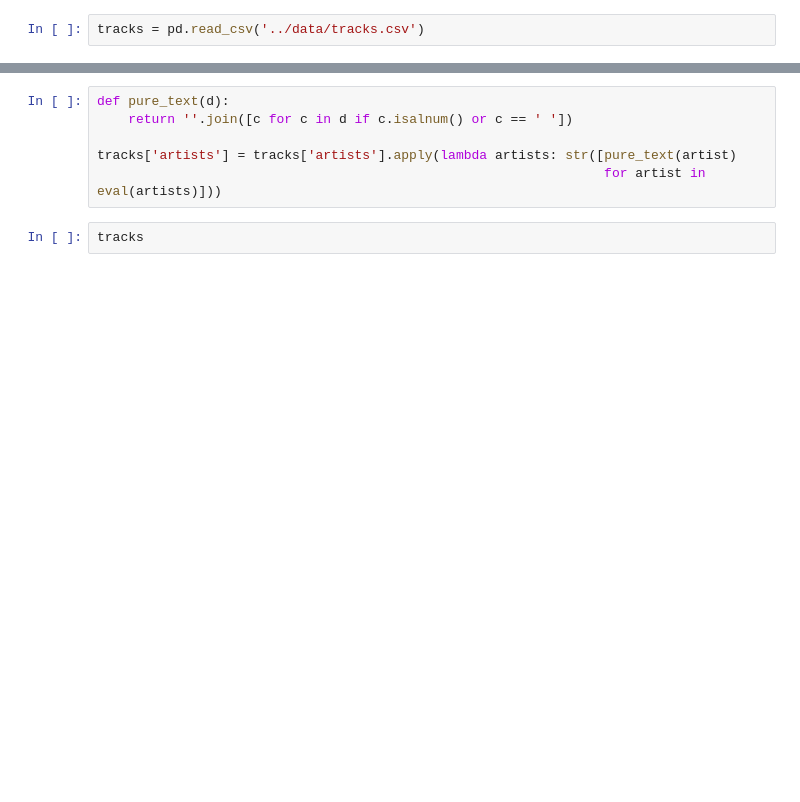
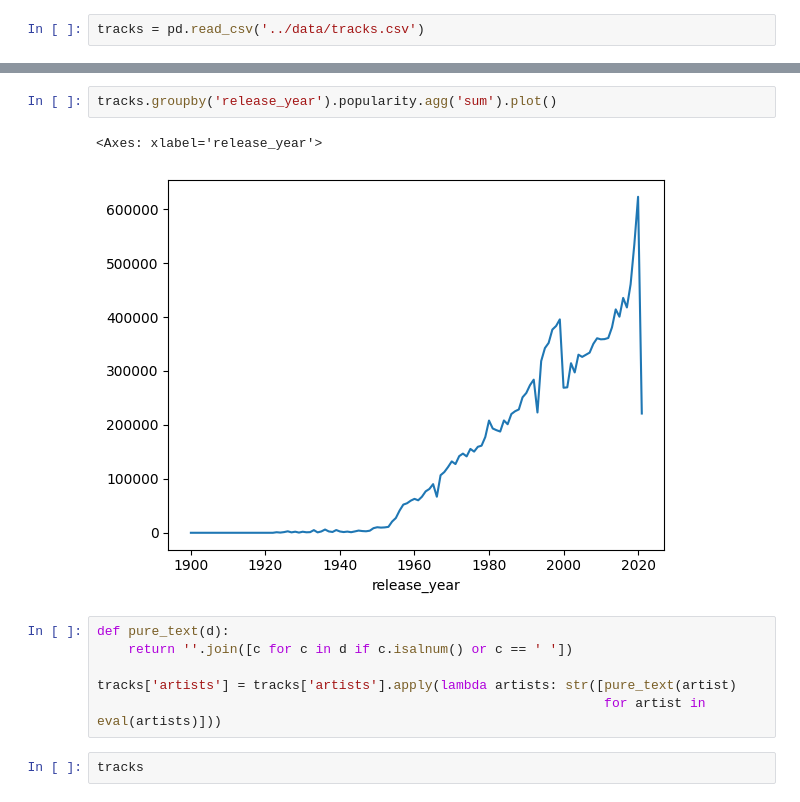
Before and after one commit to dreamer-tech/bigdata-final, a Jupyter notebook: notebooks/final.ipynb, the cells around one changed output, grey strips where cells are left out. Drawn from its saved outputs; the diff is of its cells as text; blank space fills up the shorter version.

```diff
--- a/notebooks/final.ipynb
+++ b/notebooks/final.ipynb
@@ -59,3 +83,8 @@ Name: release_date, Length: 586672, dtype: object
+# %%
+tracks.groupby('release_year').popularity.agg('sum').plot()
+# %% [output]
+<Axes: xlabel='release_year'>
+[figure, added]
 # %%
 def pure_text(d):
     return ''.join([c for c in d if c.isalnum() or c == ' '])
```
Also changed, not shown: parts of 13 cells of this notebook, 3 other files.
